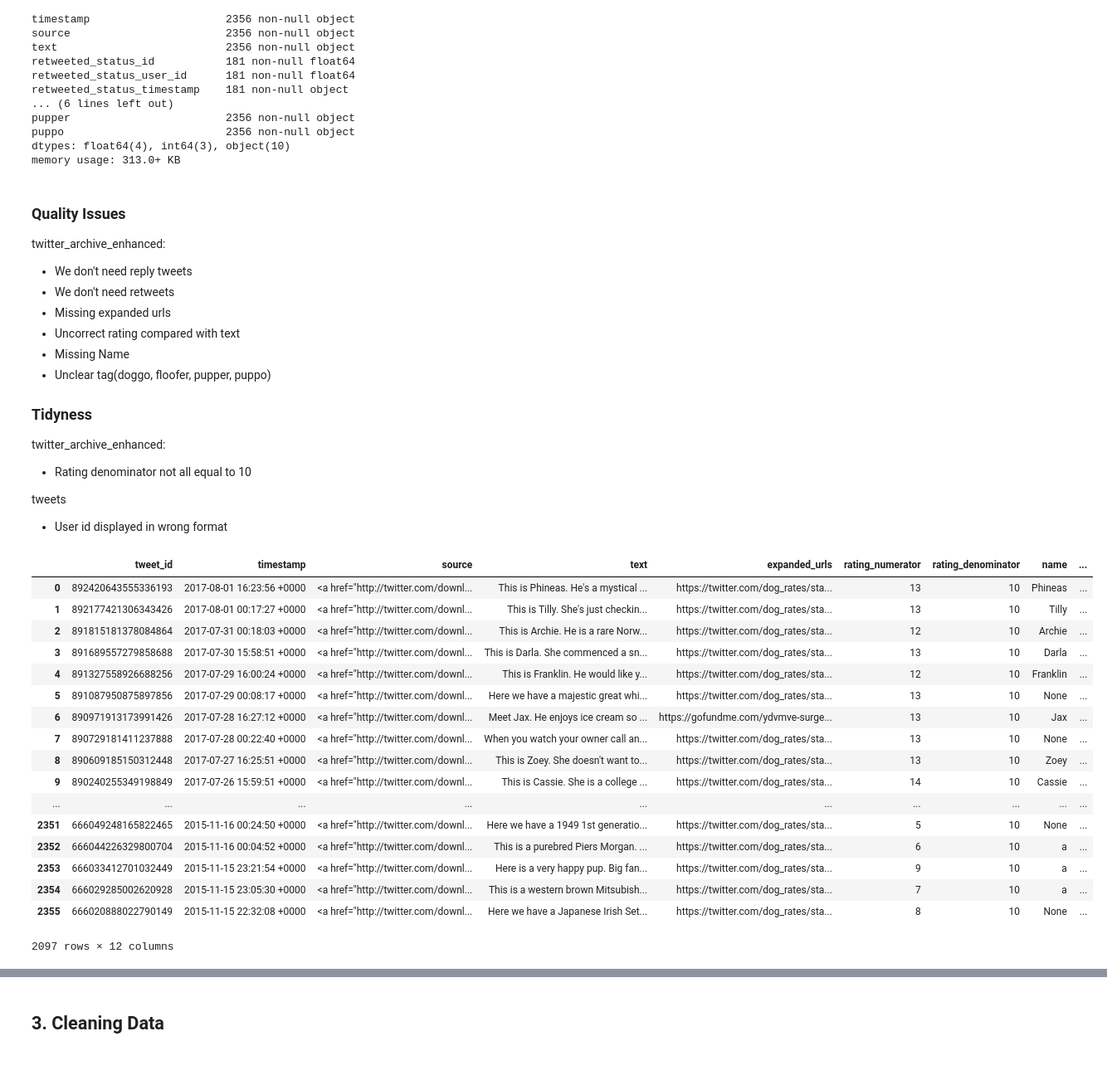
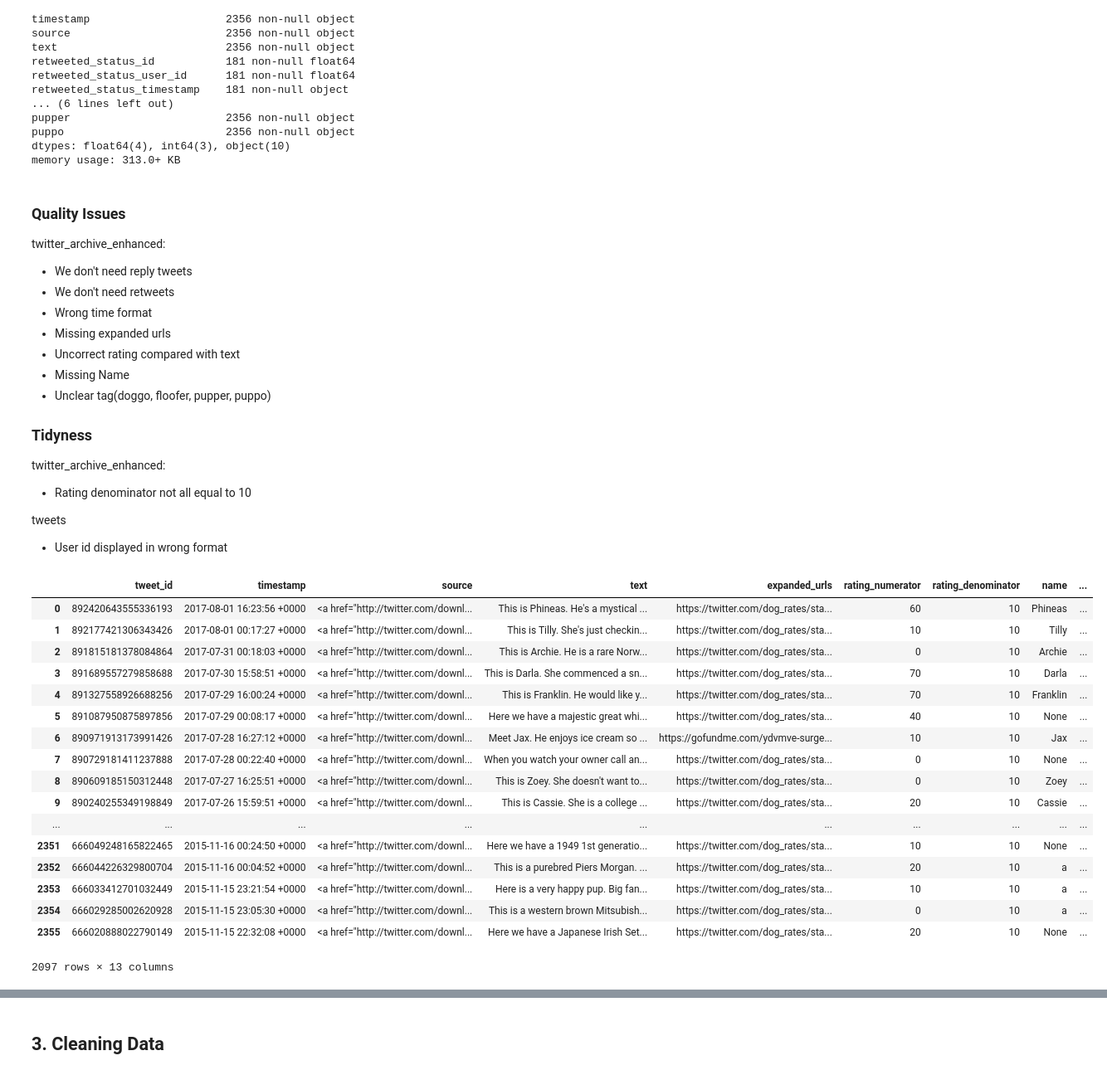
Before and after one commit to liuyang21cn/Udacity-DAND, a Jupyter notebook: 2-Data-Wrangling/Wrangle-And-Analyze-Data-Project/wrangle_act.ipynb, the cells around one changed output, grey strips where cells are left out. Shown: that part at 83% size. Saved outputs shown, nothing was run; the diff lists cells and outputs as text; code cells hidden in the pictures.

```diff
--- a/2-Data-Wrangling/Wrangle-And-Analyze-Data-Project/wrangle_act.ipynb
+++ b/2-Data-Wrangling/Wrangle-And-Analyze-Data-Project/wrangle_act.ipynb
@@ -154,6 +154,7 @@ memory usage: 313.0+ KB
 twitter_archive_enhanced:
 - We don't need reply tweets
 - We don't need retweets
+- Wrong time format
 - Missing expanded urls
 - Uncorrect rating compared with text
 - Missing Name
@@ -180,52 +181,52 @@ twitter_archive_enhanced_clean = twitter_archive_enhanced_clean.drop(['retweeted
 # %%
 # 3. Missing expanded urls
 # twitter_archive_enhanced_clean[twitter_archive_enhanced_clean['expanded_urls'] ]
 from fractions import Fraction
 def clean_ratings_and_urls(twitter_archive_enhanced_clean):
     text = twitter_archive_enhanced_clean['text']
     text = text.replace('\n', ' ')
     text = text.replace('\t', ' ')
     text = text.replace('.', ' ')
     text = text.replace(',', ' ')
-    text = text.split(',')
-
     numerator, denominator, url = 0, 0, None
-    rating = []
     for s in text:
         if 't.co' in s:
             url = s
         else:
             try:
                 num = Fraction(s)
-                numerator = num.numerator
-                denominator = num.denominator
+                numerator = int(num.numerator)
+                denominator = int(num.denominator)
+                if denominator != 10:
+                    numerator *= 10/denominator
+                    denominator = 10
             except:
                 continue
-        twitter_archive_enhanced_clean['rating_numerator'] = numerator
-        twitter_archive_enhanced_clean['rating_denominator'] = denominator
+        twitter_archive_enhanced_clean['rating_numerator'] = int(numerator)
+        twitter_archive_enhanced_clean['rating_denominator'] = int(denominator)
         twitter_archive_enhanced_clean['url'] = url
     return twitter_archive_enhanced_clean
 
 twitter_archive_enhanced_clean.apply(clean_ratings_and_urls, axis = 1)
 # %% [output]
 |  | tweet_id | timestamp | source | text | expanded_urls | rating_numerator | rating_denominator | name | ... |
-| 0 | 892420643555336193 | 2017-08-01 16:23:56 +0000 | <a href="http://twitter.com/downl... | This is Phineas. He's a mystical ... | https://twitter.com/dog_rates/sta... | 13 | 10 | Phineas | ... |
-| 1 | 892177421306343426 | 2017-08-01 00:17:27 +0000 | <a href="http://twitter.com/downl... | This is Tilly. She's just checkin... | https://twitter.com/dog_rates/sta... | 13 | 10 | Tilly | ... |
-| 2 | 891815181378084864 | 2017-07-31 00:18:03 +0000 | <a href="http://twitter.com/downl... | This is Archie. He is a rare Norw... | https://twitter.com/dog_rates/sta... | 12 | 10 | Archie | ... |
-| 3 | 891689557279858688 | 2017-07-30 15:58:51 +0000 | <a href="http://twitter.com/downl... | This is Darla. She commenced a sn... | https://twitter.com/dog_rates/sta... | 13 | 10 | Darla | ... |
-| 4 | 891327558926688256 | 2017-07-29 16:00:24 +0000 | <a href="http://twitter.com/downl... | This is Franklin. He would like y... | https://twitter.com/dog_rates/sta... | 12 | 10 | Franklin | ... |
-| 5 | 891087950875897856 | 2017-07-29 00:08:17 +0000 | <a href="http://twitter.com/downl... | Here we have a majestic great whi... | https://twitter.com/dog_rates/sta... | 13 | 10 | None | ... |
-| 6 | 890971913173991426 | 2017-07-28 16:27:12 +0000 | <a href="http://twitter.com/downl... | Meet Jax. He enjoys ice cream so ... | https://gofundme.com/ydvmve-surge... | 13 | 10 | Jax | ... |
-| 7 | 890729181411237888 | 2017-07-28 00:22:40 +0000 | <a href="http://twitter.com/downl... | When you watch your owner call an... | https://twitter.com/dog_rates/sta... | 13 | 10 | None | ... |
-| 8 | 890609185150312448 | 2017-07-27 16:25:51 +0000 | <a href="http://twitter.com/downl... | This is Zoey. She doesn't want to... | https://twitter.com/dog_rates/sta... | 13 | 10 | Zoey | ... |
-| 9 | 890240255349198849 | 2017-07-26 15:59:51 +0000 | <a href="http://twitter.com/downl... | This is Cassie. She is a college ... | https://twitter.com/dog_rates/sta... | 14 | 10 | Cassie | ... |
+| 0 | 892420643555336193 | 2017-08-01 16:23:56 +0000 | <a href="http://twitter.com/downl... | This is Phineas. He's a mystical ... | https://twitter.com/dog_rates/sta... | 60 | 10 | Phineas | ... |
+| 1 | 892177421306343426 | 2017-08-01 00:17:27 +0000 | <a href="http://twitter.com/downl... | This is Tilly. She's just checkin... | https://twitter.com/dog_rates/sta... | 10 | 10 | Tilly | ... |
+| 2 | 891815181378084864 | 2017-07-31 00:18:03 +0000 | <a href="http://twitter.com/downl... | This is Archie. He is a rare Norw... | https://twitter.com/dog_rates/sta... | 0 | 10 | Archie | ... |
+| 3 | 891689557279858688 | 2017-07-30 15:58:51 +0000 | <a href="http://twitter.com/downl... | This is Darla. She commenced a sn... | https://twitter.com/dog_rates/sta... | 70 | 10 | Darla | ... |
+| 4 | 891327558926688256 | 2017-07-29 16:00:24 +0000 | <a href="http://twitter.com/downl... | This is Franklin. He would like y... | https://twitter.com/dog_rates/sta... | 70 | 10 | Franklin | ... |
+| 5 | 891087950875897856 | 2017-07-29 00:08:17 +0000 | <a href="http://twitter.com/downl... | Here we have a majestic great whi... | https://twitter.com/dog_rates/sta... | 40 | 10 | None | ... |
+| 6 | 890971913173991426 | 2017-07-28 16:27:12 +0000 | <a href="http://twitter.com/downl... | Meet Jax. He enjoys ice cream so ... | https://gofundme.com/ydvmve-surge... | 10 | 10 | Jax | ... |
+| 7 | 890729181411237888 | 2017-07-28 00:22:40 +0000 | <a href="http://twitter.com/downl... | When you watch your owner call an... | https://twitter.com/dog_rates/sta... | 0 | 10 | None | ... |
+| 8 | 890609185150312448 | 2017-07-27 16:25:51 +0000 | <a href="http://twitter.com/downl... | This is Zoey. She doesn't want to... | https://twitter.com/dog_rates/sta... | 0 | 10 | Zoey | ... |
+| 9 | 890240255349198849 | 2017-07-26 15:59:51 +0000 | <a href="http://twitter.com/downl... | This is Cassie. She is a college ... | https://twitter.com/dog_rates/sta... | 20 | 10 | Cassie | ... |
 | ... | ... | ... | ... | ... | ... | ... | ... | ... | ... |
-| 2351 | 666049248165822465 | 2015-11-16 00:24:50 +0000 | <a href="http://twitter.com/downl... | Here we have a 1949 1st generatio... | https://twitter.com/dog_rates/sta... | 5 | 10 | None | ... |
-| 2352 | 666044226329800704 | 2015-11-16 00:04:52 +0000 | <a href="http://twitter.com/downl... | This is a purebred Piers Morgan. ... | https://twitter.com/dog_rates/sta... | 6 | 10 | a | ... |
-| 2353 | 666033412701032449 | 2015-11-15 23:21:54 +0000 | <a href="http://twitter.com/downl... | Here is a very happy pup. Big fan... | https://twitter.com/dog_rates/sta... | 9 | 10 | a | ... |
-| 2354 | 666029285002620928 | 2015-11-15 23:05:30 +0000 | <a href="http://twitter.com/downl... | This is a western brown Mitsubish... | https://twitter.com/dog_rates/sta... | 7 | 10 | a | ... |
-| 2355 | 666020888022790149 | 2015-11-15 22:32:08 +0000 | <a href="http://twitter.com/downl... | Here we have a Japanese Irish Set... | https://twitter.com/dog_rates/sta... | 8 | 10 | None | ... |
+| 2351 | 666049248165822465 | 2015-11-16 00:24:50 +0000 | <a href="http://twitter.com/downl... | Here we have a 1949 1st generatio... | https://twitter.com/dog_rates/sta... | 10 | 10 | None | ... |
+| 2352 | 666044226329800704 | 2015-11-16 00:04:52 +0000 | <a href="http://twitter.com/downl... | This is a purebred Piers Morgan. ... | https://twitter.com/dog_rates/sta... | 20 | 10 | a | ... |
+| 2353 | 666033412701032449 | 2015-11-15 23:21:54 +0000 | <a href="http://twitter.com/downl... | Here is a very happy pup. Big fan... | https://twitter.com/dog_rates/sta... | 10 | 10 | a | ... |
+| 2354 | 666029285002620928 | 2015-11-15 23:05:30 +0000 | <a href="http://twitter.com/downl... | This is a western brown Mitsubish... | https://twitter.com/dog_rates/sta... | 0 | 10 | a | ... |
+| 2355 | 666020888022790149 | 2015-11-15 22:32:08 +0000 | <a href="http://twitter.com/downl... | Here we have a Japanese Irish Set... | https://twitter.com/dog_rates/sta... | 20 | 10 | None | ... |
-2097 rows × 12 columns
+2097 rows × 13 columns
 # %%
 # 4. Uncorrect rating compared with text
 pd.options.display.max_colwidth = 150
```
Also changed, not shown: parts of 4 cells of this notebook.
